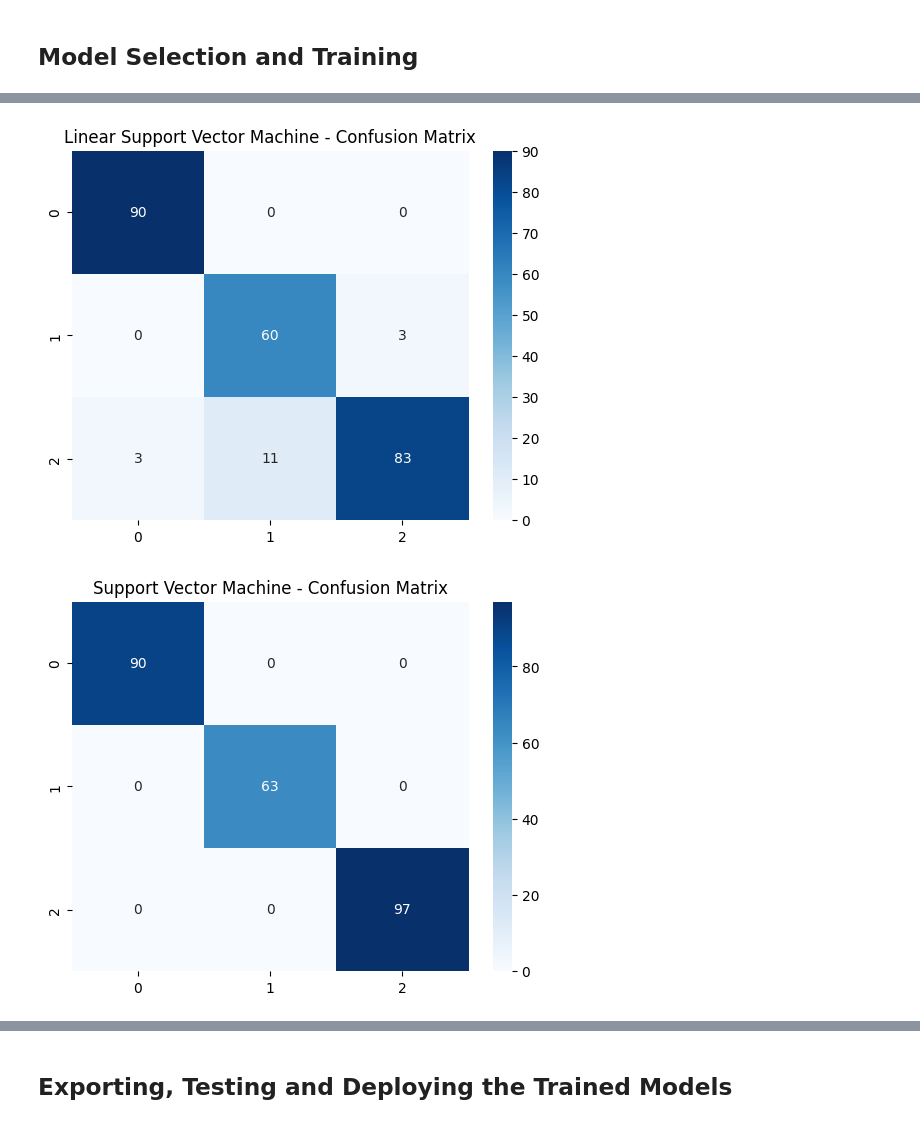
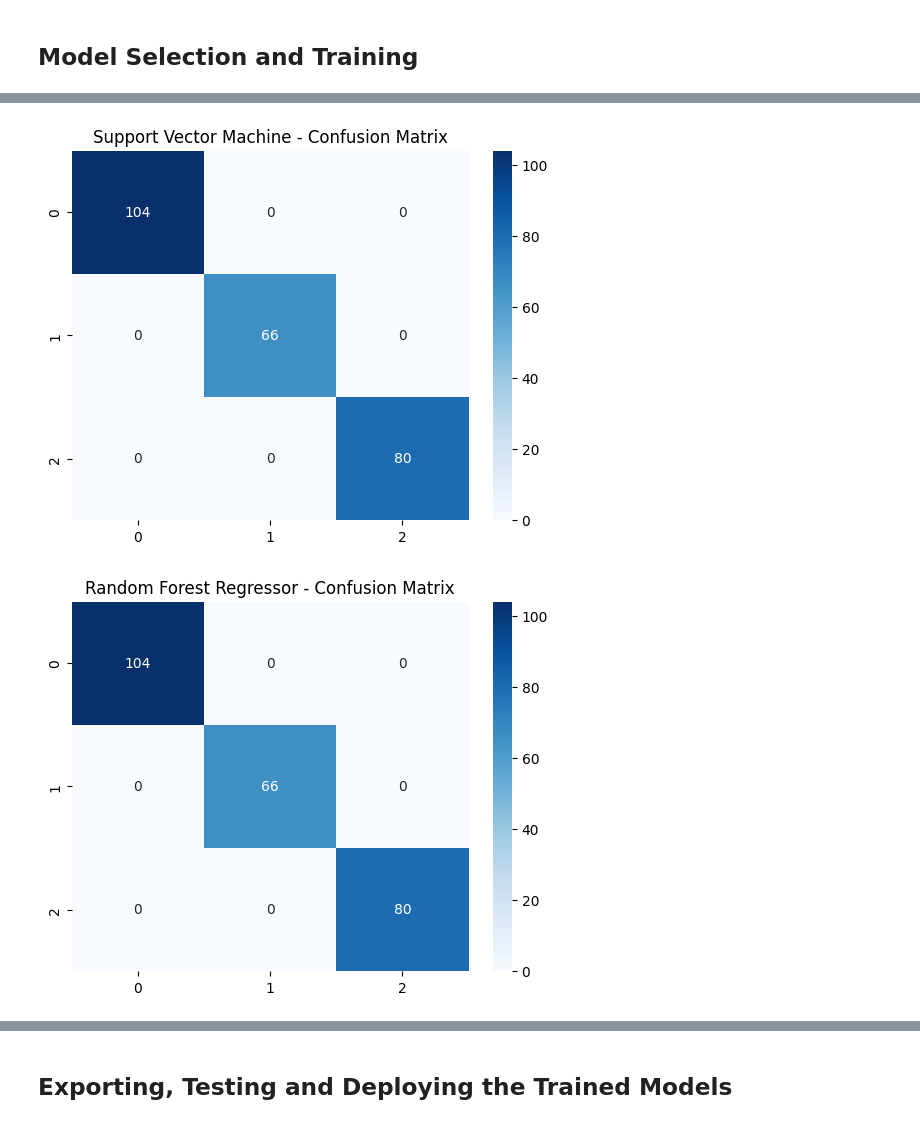
Before and after one commit to Ajinkya-18/Lung-Cancer-Prediction, a Jupyter notebook: notebooks/Lung_Cancer_Prediction.ipynb, the cells around one changed output, grey strips where cells are left out. Drawn from its saved outputs; the diff is of its cells as text; code cells hidden in the pictures.

```diff
--- a/notebooks/Lung_Cancer_Prediction.ipynb
+++ b/notebooks/Lung_Cancer_Prediction.ipynb
@@ -162,8 +188 @@ knc = KNeighborsClassifier()
 dtc = DecisionTreeClassifier()
-# %%
-linear_svc.fit(x_train_scaled, y_train)
-svc.fit(x_train_scaled, y_train)
-rfr.fit(x_train_scaled, y_train)
-lr.fit(x_train_scaled, y_train)
-knc.fit(x_train_scaled, y_train)
-dtc.fit(x_train_scaled, y_train)
@@ -171,0 +197,5 @@ DecisionTreeClassifier()
+# %%
+svc.fit(x_train_new, y_train_new.values.ravel())
+rfc.fit(x_train_new, y_train_new.values.ravel())
+lr.fit(x_train_new, y_train_new.values.ravel())
+dtc.fit(x_train_new, y_train_new.values.ravel())
@@ -172,9 +204,7 @@ DecisionTreeClassifier()
 # %%
 from sklearn.metrics import accuracy_score, mean_squared_error
 # %%
-lin_svc_preds = linear_svc.predict(x_test_scaled)
-svc_preds = svc.predict(x_test_scaled)
-rfr_preds = rfr.predict(x_test_scaled)
-lr_preds = lr.predict(x_test_scaled)
-knc_preds = knc.predict(x_test_scaled)
-dtc_preds = dtc.predict(x_test_scaled)
+svc_preds = svc.predict(x_test_new)
+rfc_preds = rfc.predict(x_test_new)
+lr_preds = lr.predict(x_test_new)
+dtc_preds = dtc.predict(x_test_new)
@@ -226,11 +245,9 @@ plt.show()
 # %%
 from sklearn.metrics import confusion_matrix
-lr_cm = confusion_matrix(y_test, lr_preds)
-lin_svc_cm = confusion_matrix(y_test, lin_svc_preds)
-rfr_cm = confusion_matrix(y_test, rfr_preds)
-svc_cm = confusion_matrix(y_test, svc_preds)
-knc_cm = confusion_matrix(y_test, knc_preds)
-dtc_cm = confusion_matrix(y_test, dtc_preds)
+lr_cm = confusion_matrix(y_test_new, lr_preds)
+rfc_cm = confusion_matrix(y_test_new, rfc_preds)
+svc_cm = confusion_matrix(y_test_new, svc_preds)
+dtc_cm = confusion_matrix(y_test_new, dtc_preds)
 # %%
 plt.title('Logistic Regression - Confusion Matrix')
 sns.heatmap(lr_cm, annot=True, cmap='Blues', fmt='g')
@@ -241,15 +258,15 @@ plt.show()
 # %%
-plt.title('Linear Support Vector Machine - Confusion Matrix')
-sns.heatmap(lin_svc_cm, annot=True, cmap='Blues', fmt='g')
-plt.savefig('../reports/lin_svc_cm.png')
+plt.title('Support Vector Machine - Confusion Matrix')
+sns.heatmap(svc_cm, annot=True, cmap='Blues', fmt='g')
+# plt.savefig('../reports/svc_cm.png')
 plt.show()
 # %% [output]
-[figure, old version]
+[figure, new version]
 # %%
-plt.title('Support Vector Machine - Confusion Matrix')
-sns.heatmap(svc_cm, annot=True, cmap='Blues', fmt='g')
-plt.savefig('../reports/svc_cm.png')
+plt.title('Random Forest Regressor - Confusion Matrix')
+sns.heatmap(rfc_cm, annot=True, cmap='Blues', fmt='g')
+plt.savefig('../reports/rfr_cm.png')
 plt.show()
 # %% [output]
-[figure, old version]
+[figure, new version]
 # %%
```
Also changed, not shown: parts of 74 cells of this notebook, 25 other files.
